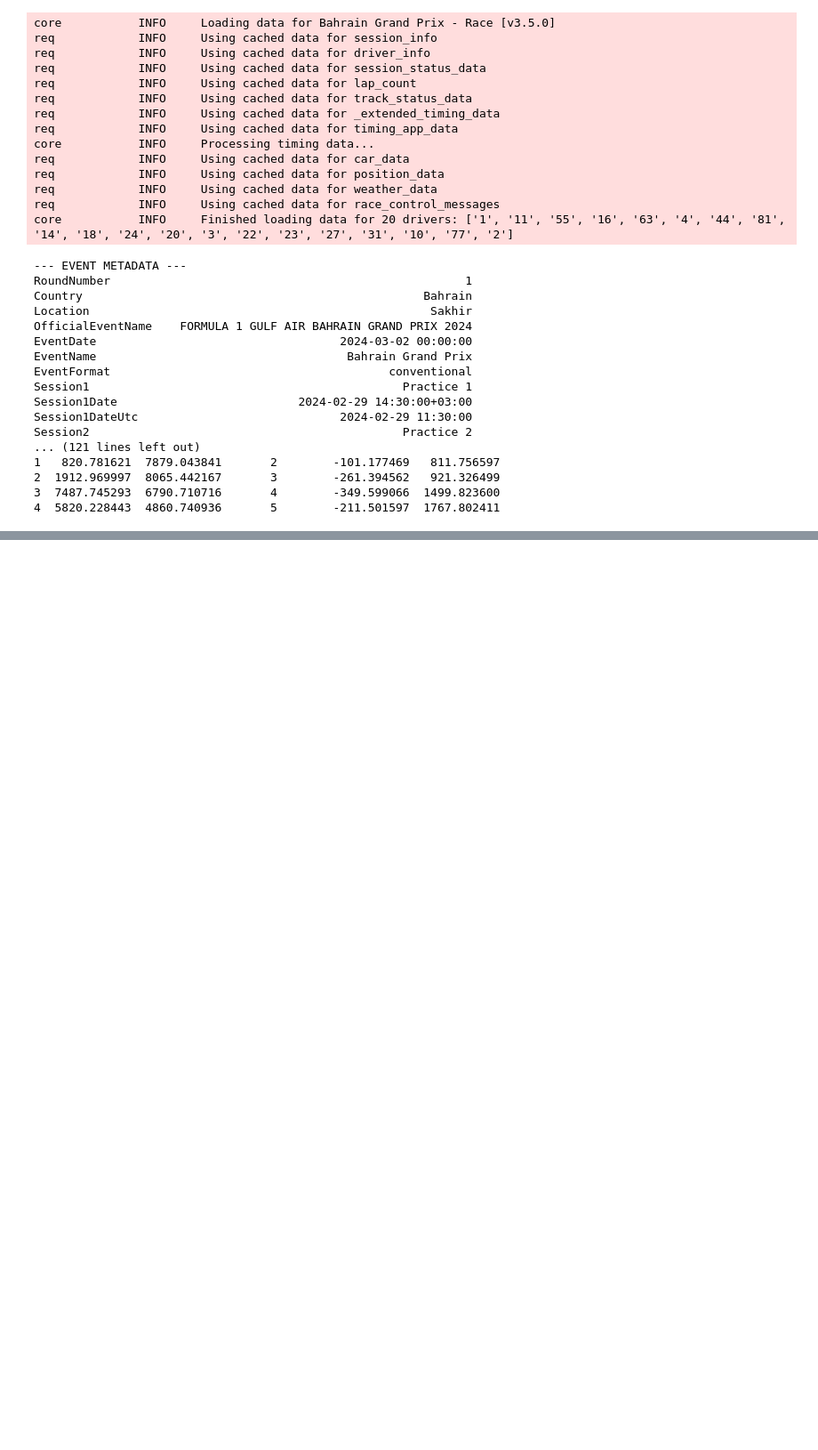
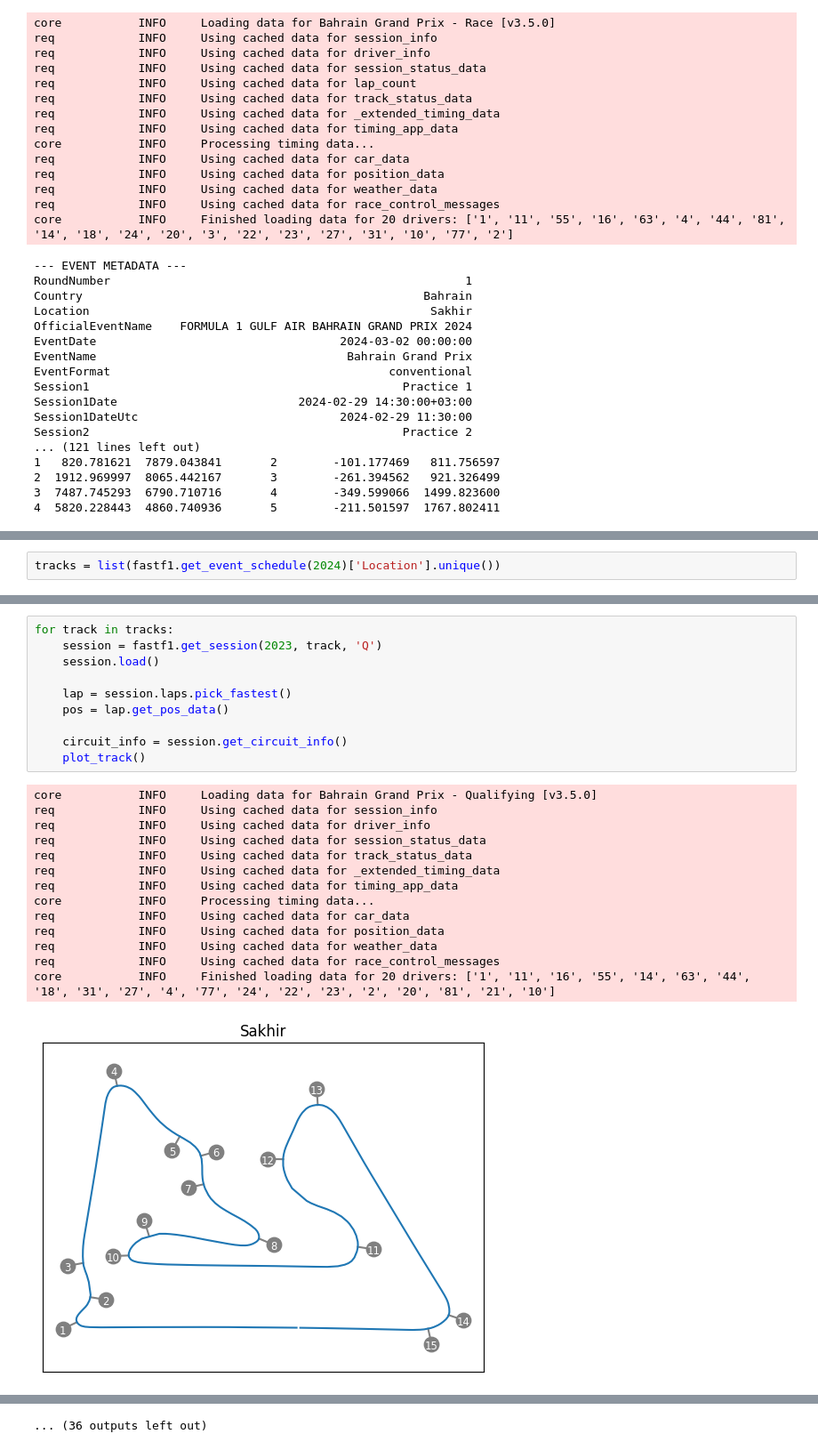
Before and after one commit to diegonbotelho/f1-tire-prediction, a Jupyter notebook: notebooks/marcelo_data_explore.ipynb, the cells around one changed output, grey strips where cells are left out. Shown at 89% size. Cells and saved outputs as stored; diff of their text form; blank space fills up the shorter version.

```diff
--- a/notebooks/marcelo_data_explore.ipynb
+++ b/notebooks/marcelo_data_explore.ipynb
@@ -103,0 +115,2 @@ Session2                                             Practice 2
+# %%
+tracks = list(fastf1.get_event_schedule(2024)['Location'].unique())
@@ -103,0 +137,25 @@ Session2                                             Practice 2
+# %%
+for track in tracks:
+    session = fastf1.get_session(2023, track, 'Q')
+    session.load()
+
+    lap = session.laps.pick_fastest()
+    pos = lap.get_pos_data()
+
+    circuit_info = session.get_circuit_info()
+    plot_track()
+# %% [output]
+core           INFO     Loading data for Bahrain Grand Prix - Qualifying [v3.5.0]
+req            INFO     Using cached data for session_info
+req            INFO     Using cached data for driver_info
+req            INFO     Using cached data for session_status_data
+req            INFO     Using cached data for track_status_data
+req            INFO     Using cached data for _extended_timing_data
+req            INFO     Using cached data for timing_app_data
+core           INFO     Processing timing data...
+req            INFO     Using cached data for car_data
+req            INFO     Using cached data for position_data
+req            INFO     Using cached data for weather_data
+req            INFO     Using cached data for race_control_messages
+core           INFO     Finished loading data for 20 drivers: ['1', '11', '16', '55', '14', '63', '44', '18', '31', '27', '4', '77', '24', '22', '23', '2', '20', '81', '21', '10']
+[figure, added]
@@ -103,0 +252 @@ Session2                                             Practice 2
+... (36 outputs left out)
```
Also changed, not shown: parts of 11 cells of this notebook.
